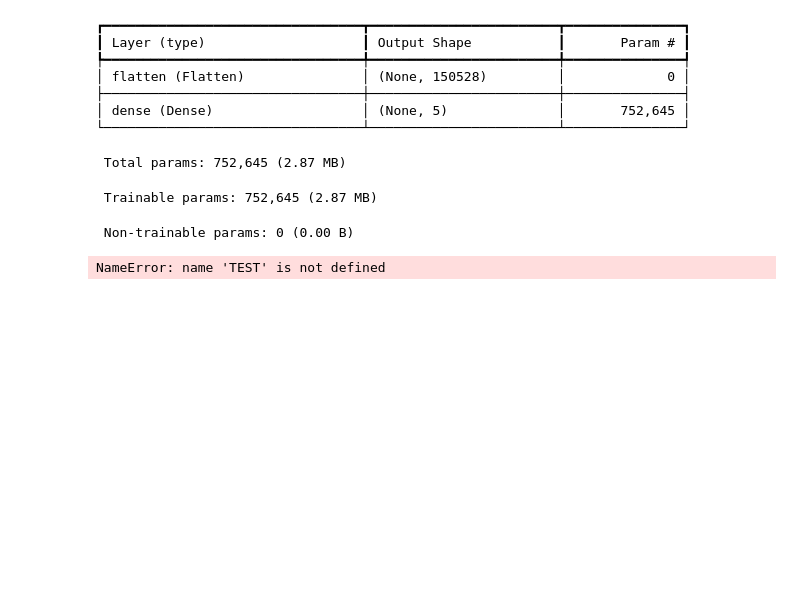
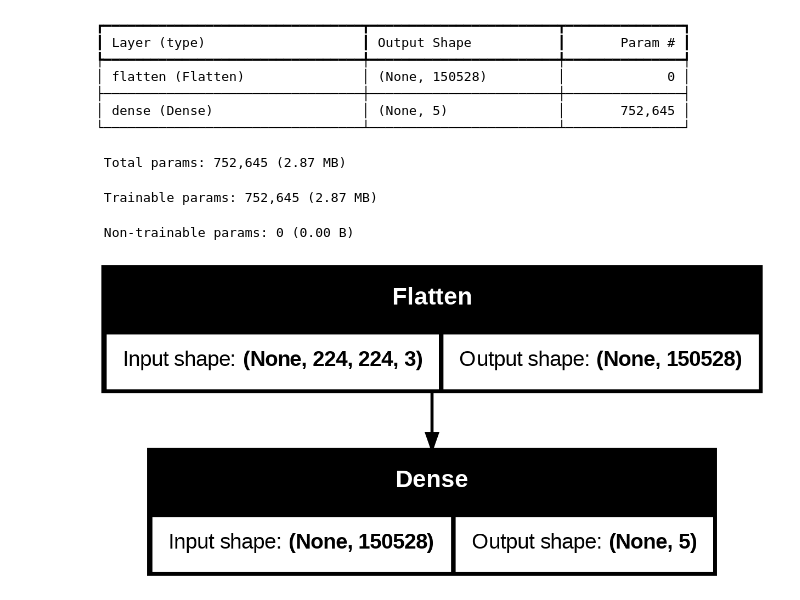
Before and after one commit to JagdishMane/applications-of-artificial-intelligence, a Jupyter notebook: 04-Computer-Vision/m1-image-processing/lab/01_image_processing.ipynb, the cells around one changed output. Cells and saved outputs as stored; diff of their text form; code cells hidden in the pictures; blank space fills up the shorter version.

```diff
--- a/04-Computer-Vision/m1-image-processing/lab/01_image_processing.ipynb
+++ b/04-Computer-Vision/m1-image-processing/lab/01_image_processing.ipynb
@@ -205,6 +221,6 @@ Model: "sequential"
  Trainable params: 752,645 (2.87 MB)
  Non-trainable params: 0 (0.00 B)
 # %%
-TEST
+tf.keras.utils.plot_model(model, show_shapes=True, show_layer_names=False)
 # %% [output]
-NameError: name 'TEST' is not defined
+[figure, added]
```
Also changed, not shown: parts of 4 cells of this notebook.
